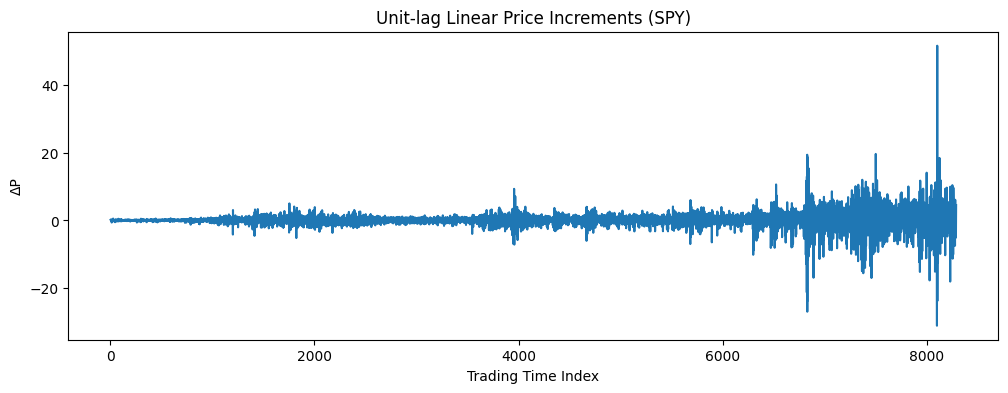
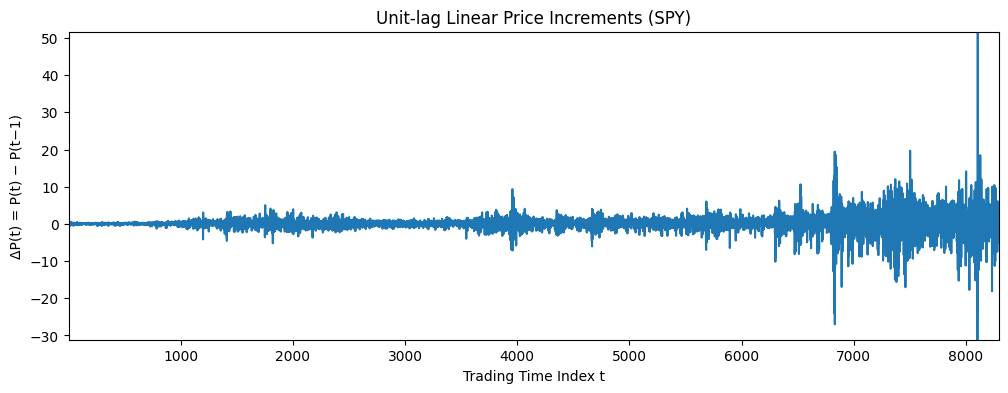
The notebook cell's code change between the first figure and the second:
--- before
+++ after
@@ -2,7 +2,9 @@
 
 plt.figure(figsize=(12,4))
-plt.plot(df['t'], df['delta_P'])
+plt.plot(t, df['delta_P'])
 plt.title('Unit-lag Linear Price Increments (SPY)')
-plt.xlabel('Trading Time Index')
-plt.ylabel('ΔP')
+plt.xlabel('Trading Time Index t')
+plt.ylabel('ΔP(t) = P(t) − P(t−1)')
+plt.xlim(min(t), max(t))
+plt.ylim(np.nanmin(df['delta_P']), np.nanmax(df['delta_P']))
 plt.show()

Commit: modified:   notebooks/01_exploration.ipynb